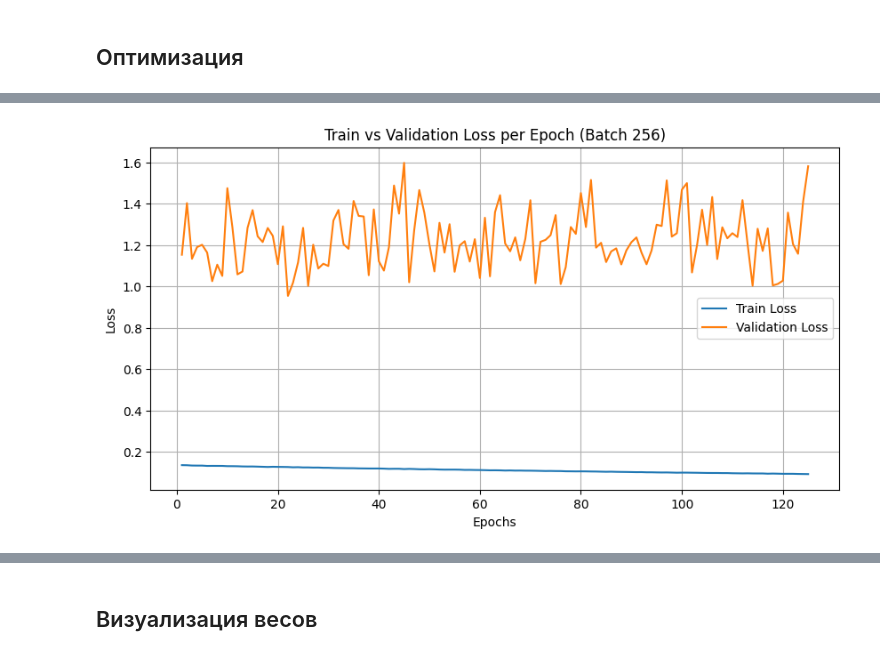
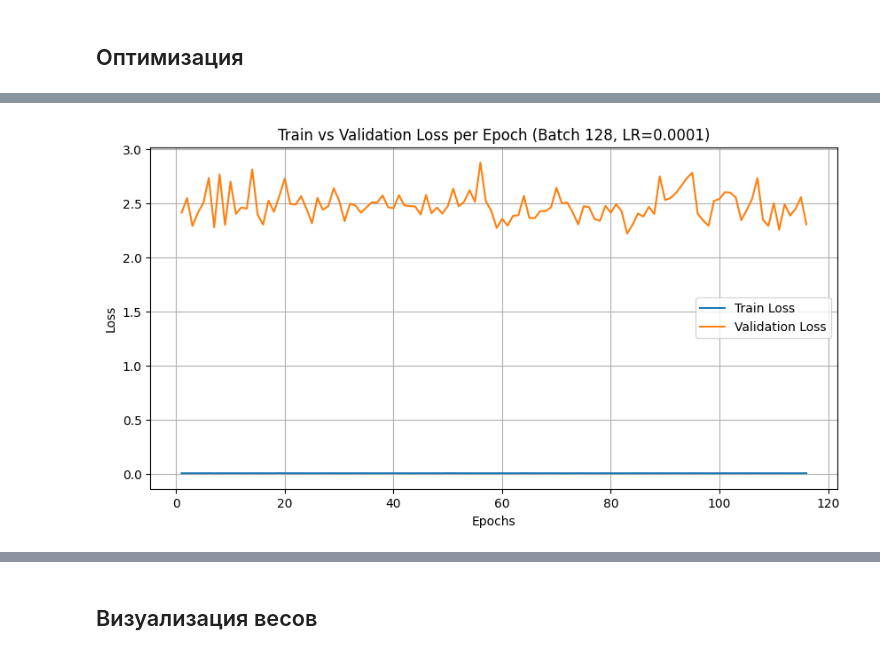
Before and after one commit to daradanci/DeepLearning, a Jupyter notebook: notebooks/Lab1.ipynb, the cells around one changed output, grey strips where cells are left out. Saved outputs shown, nothing was run; the diff lists cells and outputs as text; code cells hidden in the pictures.

```diff
--- a/notebooks/Lab1.ipynb
+++ b/notebooks/Lab1.ipynb
@@ -629,0 +858,23 @@ weighted avg     0.6624    0.6600    0.6606       300
+# %%
+for part in ['train', 'test']:
+    y_pred = []
+    y_true = []
+    with torch.no_grad(): # отключение автоматического дифференцирования
+        for i, data in enumerate(dataloader[part], 0):
+            inputs, labels = data
+
+            outputs = model(inputs).detach().numpy()
+            y_pred.append(outputs)
+            y_true.append(labels.numpy())
+        y_true = np.concatenate(y_true)
+        y_pred = np.concatenate(y_pred)
+        print(part)
+        print(classification_report(y_true.argmax(axis=-1), y_pred.argmax(axis=-1),
+                                    digits=4, target_names=list(map(str, CLASSES))))
+        print('-'*50)
+
+
+# precision — точность: доля правильных предсказаний для каждого класса.
+# recall — полнота: сколько примеров каждого класса модель угадала.
+# f1-score — гармоническое среднее precision и recall.
+# support — сколько всего примеров каждого класса.
@@ -630,6 +899,7 @@ weighted avg     0.6624    0.6600    0.6606       300
 # %%
-# Перезапуск обучения с новым размером батча (256)
-batch_size = 256
+batch_size = 128
+learning_rate = 0.001
+EPOCHS = 116
 
 dataloader = {}
 for (X, y), part in zip([(train_X, train_y), (test_X, test_y)], ['train', 'test']):
@@ -638,7 +908,6 @@ for (X, y), part in zip([(train_X, train_y), (test_X, test_y)], ['train', 'test'
     dataset = TensorDataset(tensor_x, tensor_y)
     dataloader[part] = DataLoader(dataset, batch_size=batch_size, shuffle=True)
 
-EPOCHS = 125
 steps_per_epoch = len(dataloader['train'])
 steps_per_epoch_val = len(dataloader['test'])
 
@@ -646,6 +915,8 @@ train_losses = []
 val_losses = []
 best_val_loss = float('inf')
 best_epoch = -1
+
+optimizer = optim.SGD(model.parameters(), lr=learning_rate)
 
 for epoch in range(EPOCHS):
     running_loss = 0.0
@@ -686,7 +957,7 @@ plt.plot(range(1, EPOCHS + 1), train_losses, label='Train Loss')
 plt.plot(range(1, EPOCHS + 1), val_losses, label='Validation Loss')
 plt.xlabel('Epochs')
 plt.ylabel('Loss')
-plt.title('Train vs Validation Loss per Epoch (Batch 256)')
+plt.title('Train vs Validation Loss per Epoch (Batch 128, LR=0.0001)')
 plt.legend()
 plt.grid(True)
 plt.show()
@@ -711 +982 @@ plt.show()
-[figure, old version]
+[figure, new version]
```
Also changed, not shown: parts of 24 cells of this notebook.
